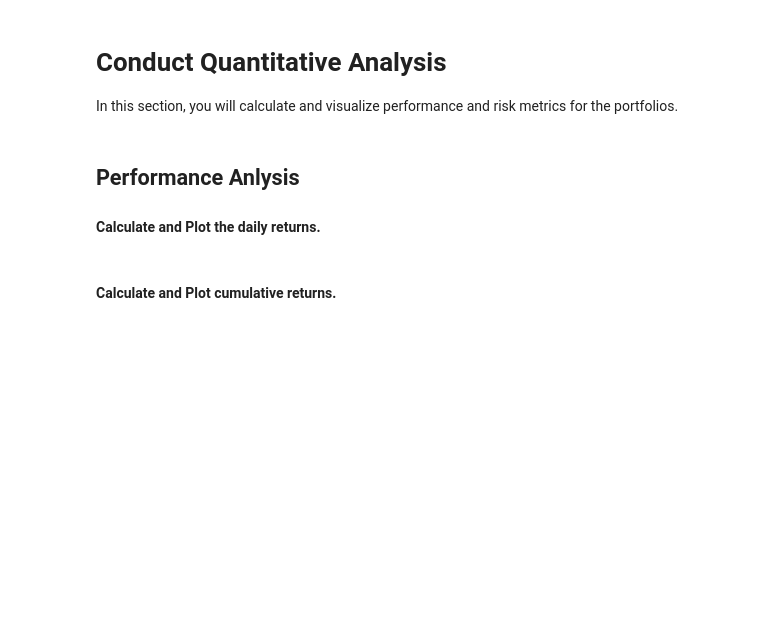
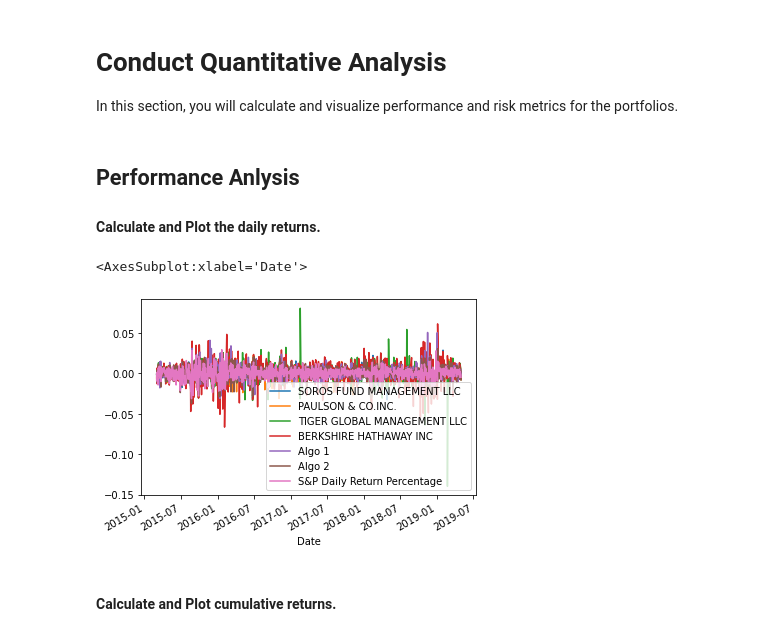
Before and after one commit to guninshahkhanna/Unit-4-Homework-Assignment-Gunin-Khanna, a Jupyter notebook: Instructions/Starter_Code/whale_analysis.ipynb, the cells around one changed output. Saved outputs shown, nothing was run; the diff lists cells and outputs as text; code cells hidden in the pictures; blank space fills up the shorter version.

```diff
--- a/Instructions/Starter_Code/whale_analysis.ipynb
+++ b/Instructions/Starter_Code/whale_analysis.ipynb
@@ -217,6 +213,10 @@ In this section, you will calculate and visualize performance and risk metrics f
 #### Calculate and Plot the daily returns.
 # %%
 # Plot daily returns of all portfolios
+combined_df.plot()
+# %% [output]
+<AxesSubplot:xlabel='Date'>
+[figure, added]
 # %% [markdown]
 #### Calculate and Plot cumulative returns.
 # %%
```
Also changed, not shown: parts of 6 cells of this notebook.
